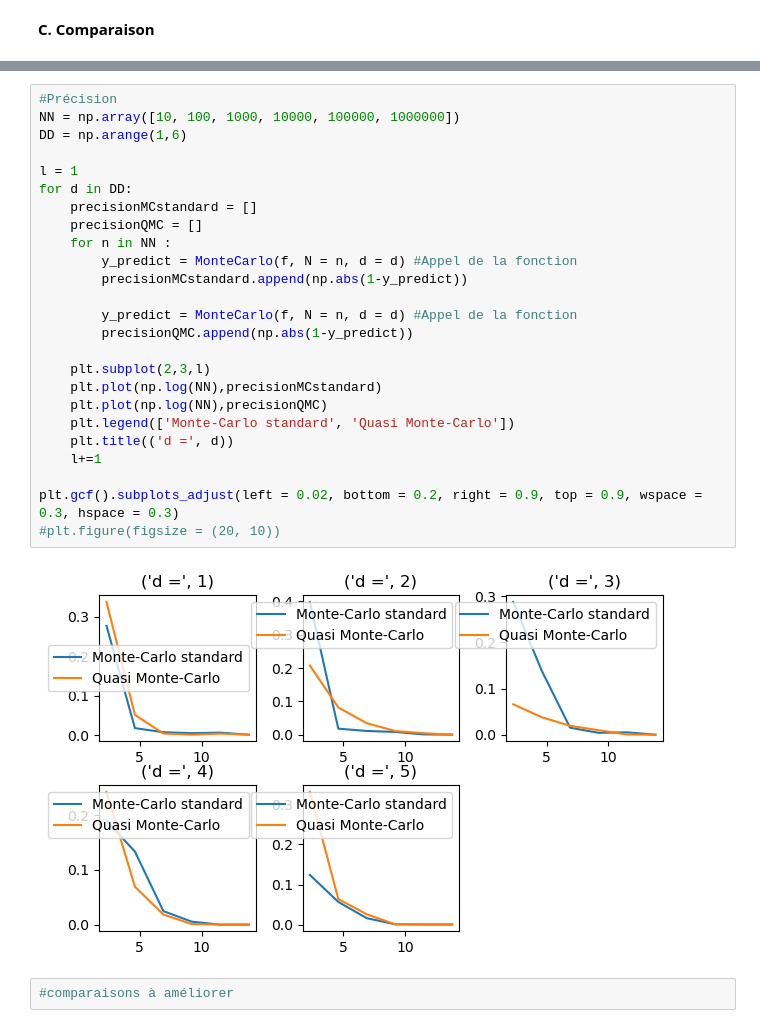
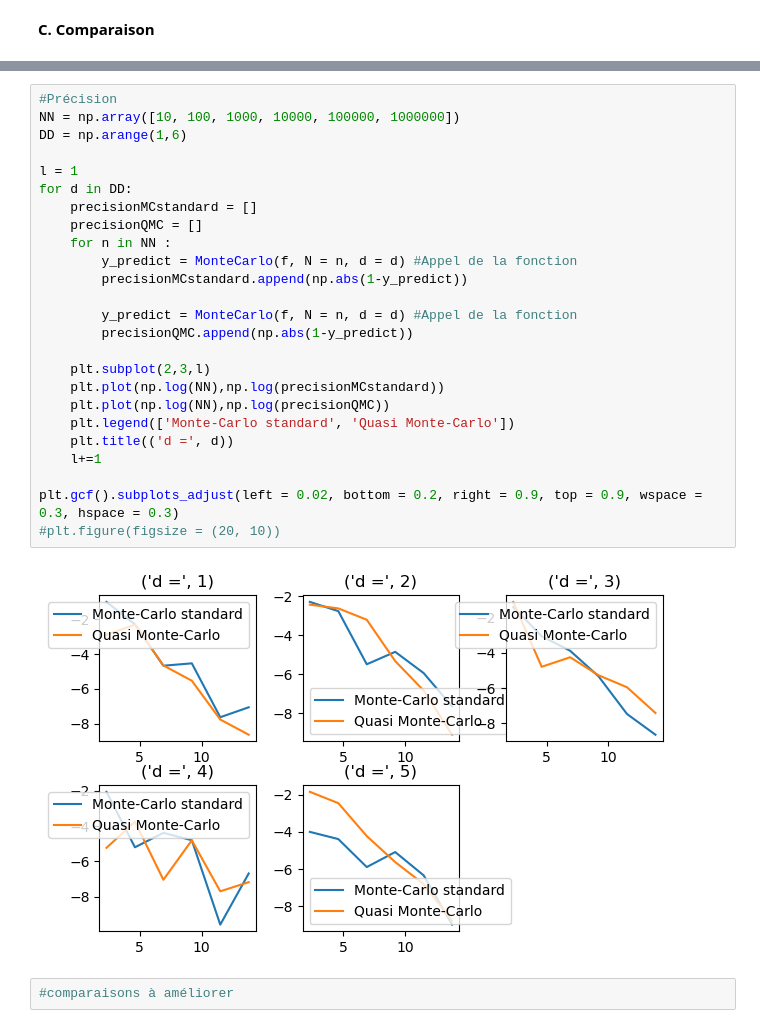
Before and after one commit to mchabrol/Monte-carlo, a Jupyter notebook: ProjetStrat.ipynb, the cells around one changed output, grey strips where cells are left out. Saved outputs shown, nothing was run; the diff lists cells and outputs as text.

```diff
--- a/ProjetStrat.ipynb
+++ b/ProjetStrat.ipynb
@@ -92,30 +91,30 @@ plt.legend(['Monte-Carlo standard', 'Quasi Monte-Carlo'])
 # %%
 #Précision
 NN = np.array([10, 100, 1000, 10000, 100000, 1000000])
 DD = np.arange(1,6)
 
 l = 1
 for d in DD:
     precisionMCstandard = []
     precisionQMC = []
     for n in NN :
         y_predict = MonteCarlo(f, N = n, d = d) #Appel de la fonction
         precisionMCstandard.append(np.abs(1-y_predict))
 
         y_predict = MonteCarlo(f, N = n, d = d) #Appel de la fonction
         precisionQMC.append(np.abs(1-y_predict))
 
     plt.subplot(2,3,l)
-    plt.plot(np.log(NN),precisionMCstandard)
-    plt.plot(np.log(NN),precisionQMC)
+    plt.plot(np.log(NN),np.log(precisionMCstandard))
+    plt.plot(np.log(NN),np.log(precisionQMC))
     plt.legend(['Monte-Carlo standard', 'Quasi Monte-Carlo'])
     plt.title(('d =', d))
     l+=1
 
 plt.gcf().subplots_adjust(left = 0.02, bottom = 0.2, right = 0.9, top = 0.9, wspace = 0.3, hspace = 0.3)
 #plt.figure(figsize = (20, 10))
 # %% [output]
-[figure, old version]
+[figure, new version]
 # %%
 #comparaisons à améliorer
 # %% [markdown]
```
Also changed, not shown: parts of 18 cells of this notebook.
